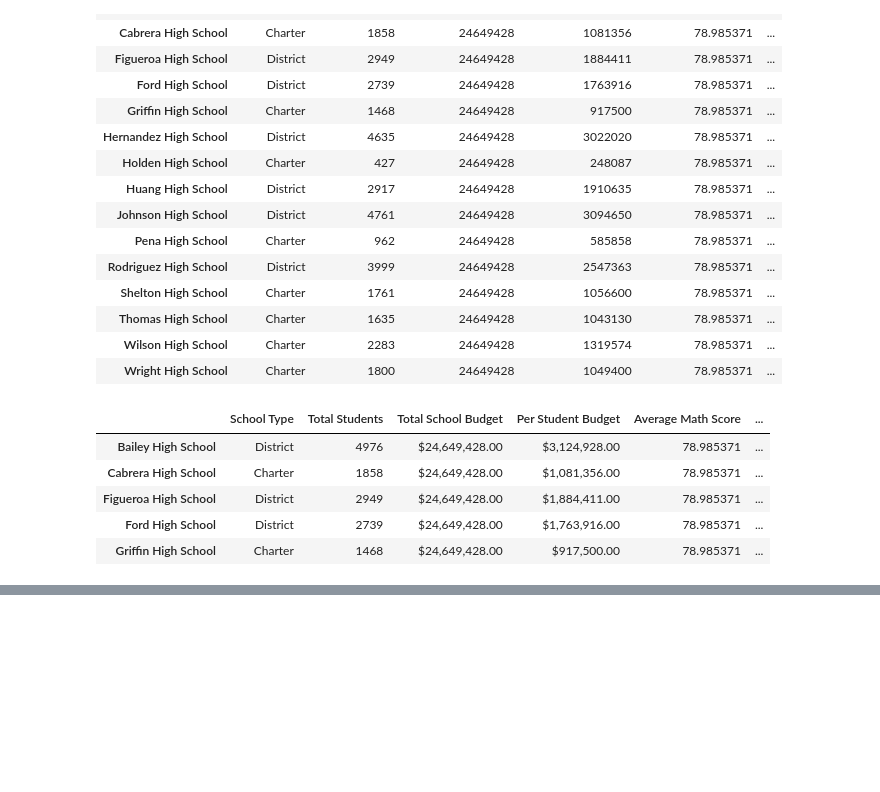
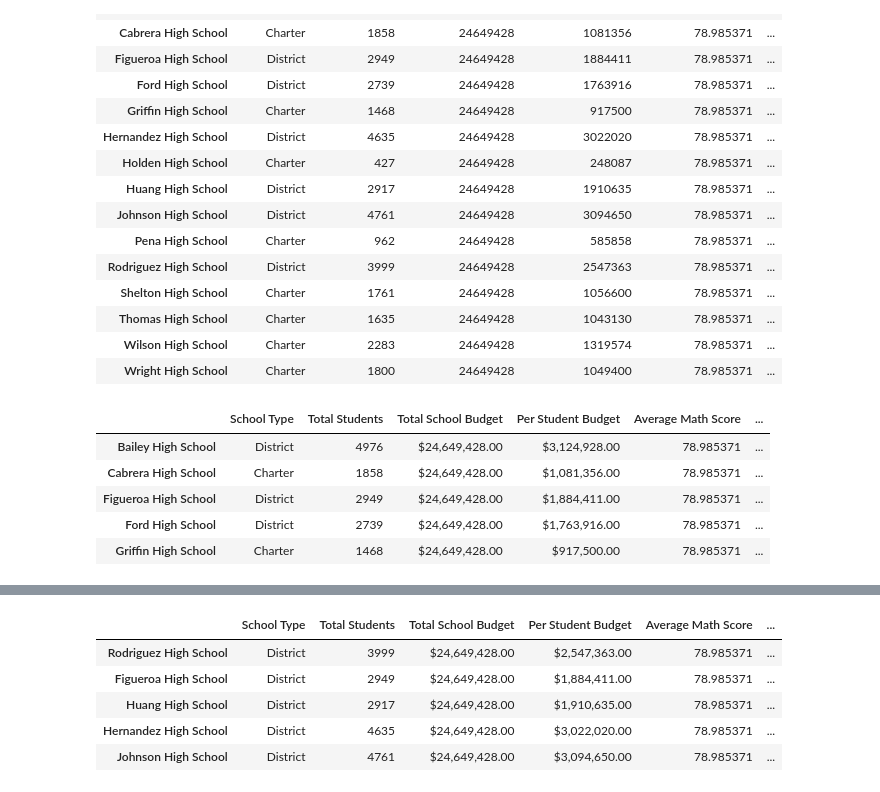
Before and after one commit to Izhakfc/School_District_Analysis, a Jupyter notebook: PyCitySchools.ipynb, the cells around one changed output, grey strips where cells are left out. Drawn from its saved outputs; the diff is of its cells as text; code cells hidden in the pictures; blank space fills up the shorter version.

```diff
--- a/PyCitySchools.ipynb
+++ b/PyCitySchools.ipynb
@@ -715,0 +708,12 @@ per_school_summary_df.head()
+# %%
+# Sort and show top five schools.
+bottom_schools = per_school_summary_df.sort_values(["% Overall Passing"], ascending=True)
+
+bottom_schools.head()
+# %% [output]
+|  | School Type | Total Students | Total School Budget | Per Student Budget | Average Math Score | ... |
+| Rodriguez High School | District | 3999 | $24,649,428.00 | $2,547,363.00 | 78.985371 | ... |
+| Figueroa High School | District | 2949 | $24,649,428.00 | $1,884,411.00 | 78.985371 | ... |
+| Huang High School | District | 2917 | $24,649,428.00 | $1,910,635.00 | 78.985371 | ... |
+| Hernandez High School | District | 4635 | $24,649,428.00 | $3,022,020.00 | 78.985371 | ... |
+| Johnson High School | District | 4761 | $24,649,428.00 | $3,094,650.00 | 78.985371 | ... |
```
Also changed, not shown: parts of 4 cells of this notebook.
